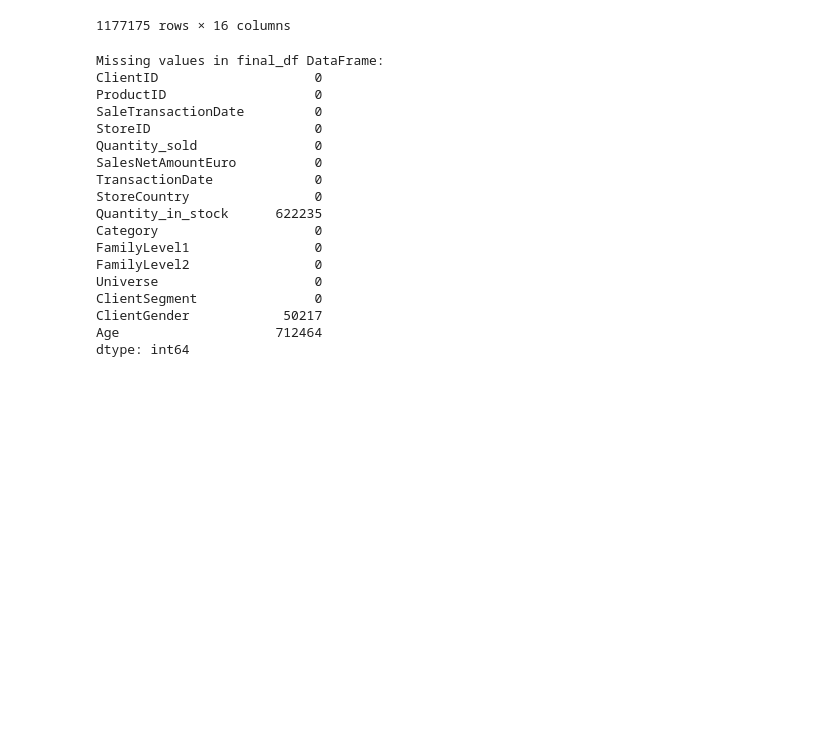
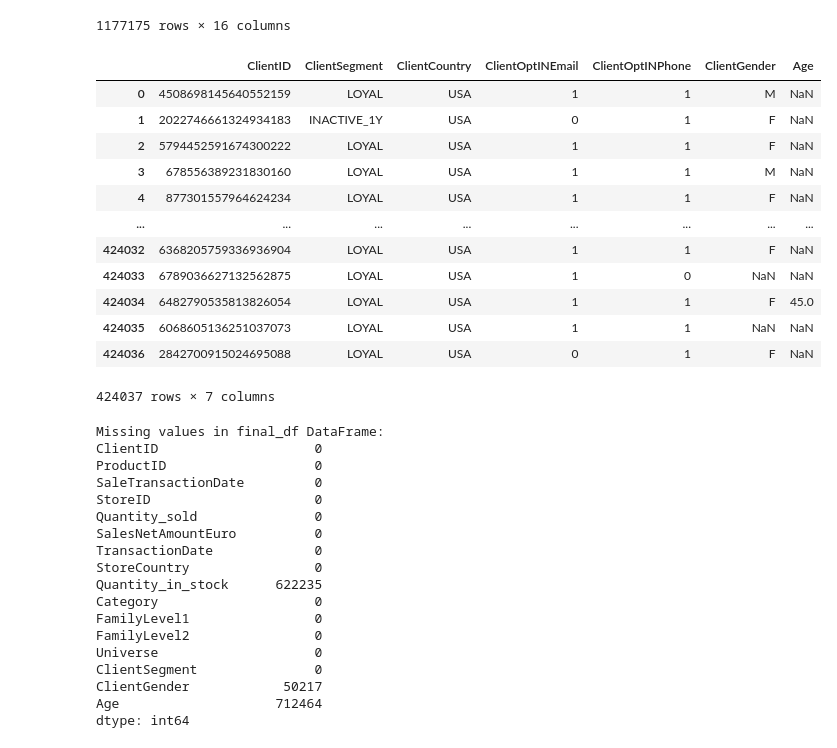
Before and after one commit to ravhello/hackathon, a Jupyter notebook: exploration.ipynb, the cells around one changed output. Drawn from its saved outputs; the diff is of its cells as text; code cells hidden in the pictures; blank space fills up the shorter version.

```diff
--- a/exploration.ipynb
+++ b/exploration.ipynb
@@ -112,3 +128,26 @@ Shape after merge: (1177175, 16)
 | 1177173 | 5201324372064592752 | 412909163137289630 | 2025-01-22 00:00:00+00:00 | 7913334853958149044 | 2 | 29.99 | 2025-01-22 00:00:00+00:00 | ... |
 | 1177174 | 2660995687537176804 | 219531566035948655 | 2024-11-30 00:00:00+00:00 | 7072849857188684803 | 1 | 5.99 | 2024-11-30 00:00:00+00:00 | ... |
 1177175 rows × 16 columns
+# %%
+# Set 'U' gender values to null
+clients_df.loc[clients_df['ClientGender'] == 'U', 'ClientGender'] = None
+
+# Remove 'N' and 'C' values from ClientGender
+clients_df.loc[clients_df['ClientGender'].isin(['N', 'C']), 'ClientGender'] = None
+
+# Display the cleaned clients dataframe
+display(clients_df)
+# %% [output]
+|  | ClientID | ClientSegment | ClientCountry | ClientOptINEmail | ClientOptINPhone | ClientGender | Age |
+| 0 | 4508698145640552159 | LOYAL | USA | 1 | 1 | M | NaN |
+| 1 | 2022746661324934183 | INACTIVE_1Y | USA | 0 | 1 | F | NaN |
+| 2 | 5794452591674300222 | LOYAL | USA | 1 | 1 | F | NaN |
+| 3 | 678556389231830160 | LOYAL | USA | 1 | 1 | M | NaN |
+| 4 | 877301557964624234 | LOYAL | USA | 1 | 1 | F | NaN |
+| ... | ... | ... | ... | ... | ... | ... | ... |
+| 424032 | 6368205759336936904 | LOYAL | USA | 1 | 1 | F | NaN |
+| 424033 | 6789036627132562875 | LOYAL | USA | 1 | 0 | NaN | NaN |
+| 424034 | 6482790535813826054 | LOYAL | USA | 1 | 1 | F | 45.0 |
+| 424035 | 6068605136251037073 | LOYAL | USA | 1 | 1 | NaN | NaN |
+| 424036 | 2842700915024695088 | LOYAL | USA | 0 | 1 | F | NaN |
+424037 rows × 7 columns
```
Also changed, not shown: parts of 2 cells of this notebook, 1 other file.
